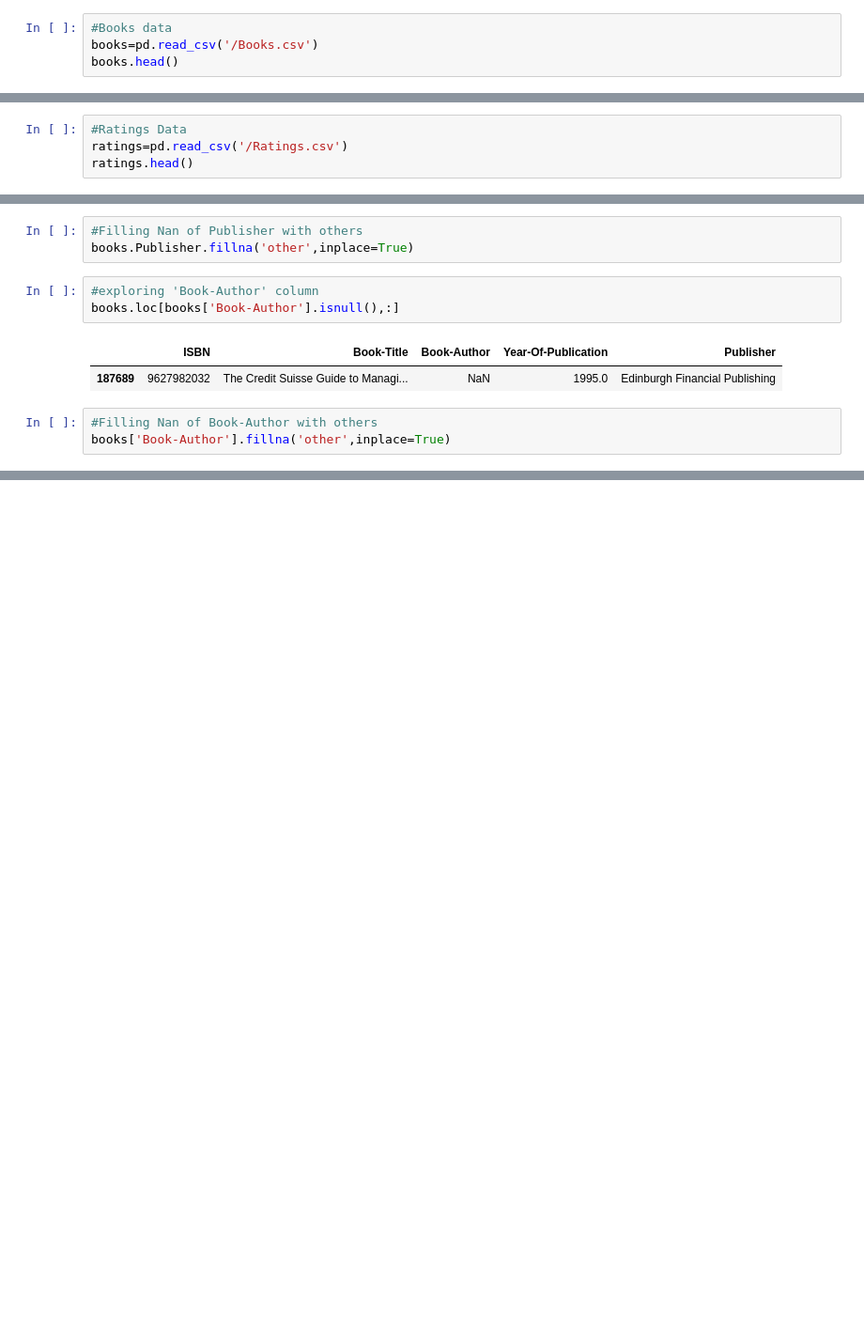
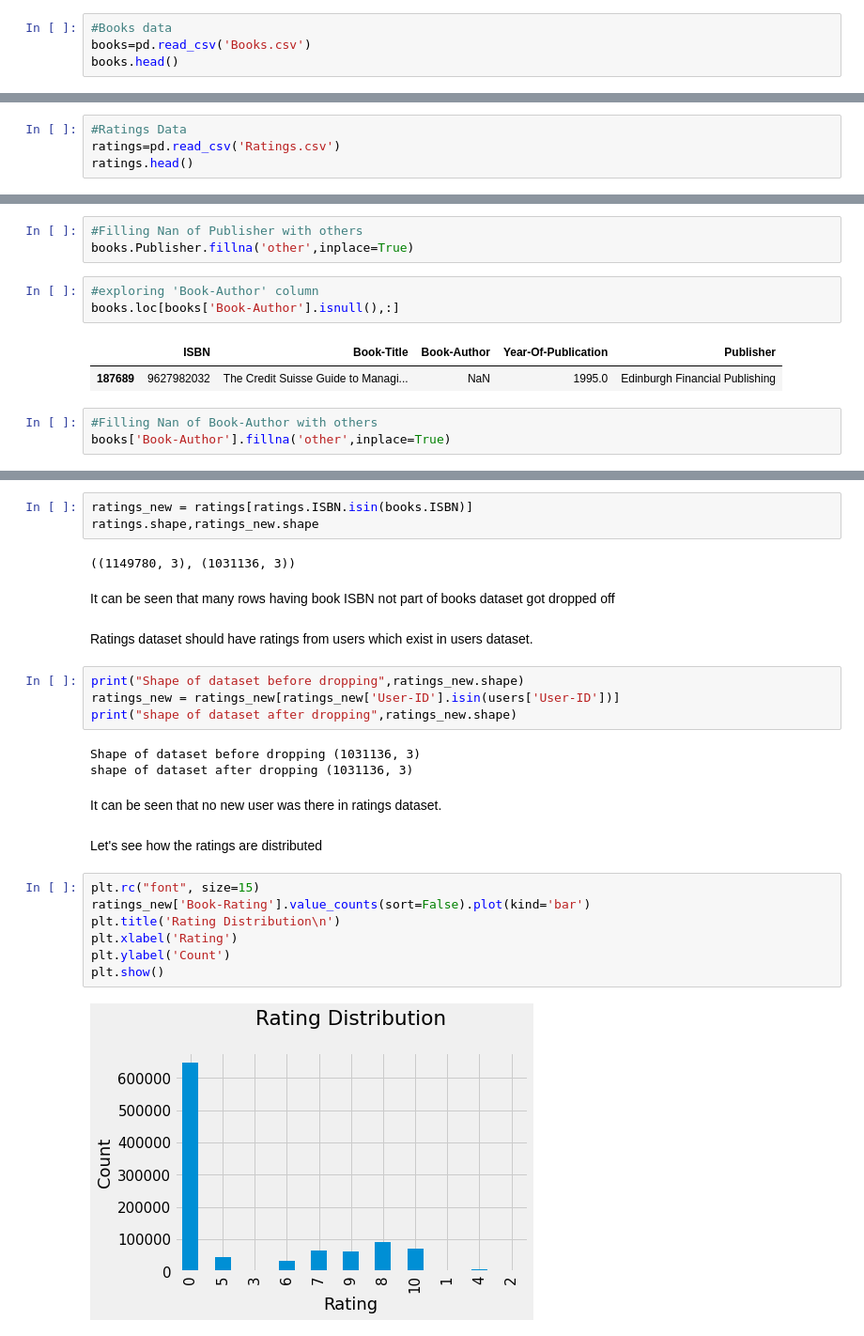
Before and after one commit to deepika1905/Book-Recommender-System, a Jupyter notebook: Deepika_Yadav_Book_Recommender_System_Capstone_Project_IV.ipynb, the cells around one changed output, grey strips where cells are left out. Shown: that part at 94% size. Cells and saved outputs as stored; diff of their text form; blank space fills up the shorter version.

```diff
--- a/Deepika_Yadav_Book_Recommender_System_Capstone_Project_IV.ipynb
+++ b/Deepika_Yadav_Book_Recommender_System_Capstone_Project_IV.ipynb
@@ -60,7 +60,7 @@ users.head()
 | 4 | 5 | farnborough, hants, united kingdom | NaN |
 # %%
 #Books data
-books=pd.read_csv('/Books.csv')
+books=pd.read_csv('Books.csv')
 books.head()
 # %% [output]
 |  | ISBN | Book-Title | Book-Author | Year-Of-Publication | Publisher | Image-URL-S | Image-URL-M | ... |
@@ -71,7 +71,7 @@ books.head()
 | 4 | 0393045218 | The Mummies of Urumchi | E. J. W. Barber | 1999 | W. W. Norton &amp; Company | http://images.amazon.com/images/P... | http://images.amazon.com/images/P... | ... |
 # %%
 #Ratings Data
-ratings=pd.read_csv('/Ratings.csv')
+ratings=pd.read_csv('Ratings.csv')
 ratings.head()
 # %% [output]
 |  | User-ID | ISBN | Book-Rating |
@@ -396,0 +400,29 @@ books['Book-Author'].fillna('other',inplace=True)
+# %%
+ratings_new = ratings[ratings.ISBN.isin(books.ISBN)]
+ratings.shape,ratings_new.shape
+# %% [output]
+((1149780, 3), (1031136, 3))
+# %% [markdown]
+<font color='black'>It can be seen that many rows having book ISBN not part of books dataset got dropped off
+# %% [markdown]
+<font color='black'>Ratings dataset should have ratings from users which exist in users dataset.
+# %%
+print("Shape of dataset before dropping",ratings_new.shape)
+ratings_new = ratings_new[ratings_new['User-ID'].isin(users['User-ID'])]
+print("shape of dataset after dropping",ratings_new.shape)
+# %% [output]
+Shape of dataset before dropping (1031136, 3)
+shape of dataset after dropping (1031136, 3)
+# %% [markdown]
+<font color='black'>It can be seen that no new user was there in ratings dataset.
+# %% [markdown]
+<font color='black'>Let's see how the ratings are distributed
+# %%
+plt.rc("font", size=15)
+ratings_new['Book-Rating'].value_counts(sort=False).plot(kind='bar')
+plt.title('Rating Distribution\n')
+plt.xlabel('Rating')
+plt.ylabel('Count')
+plt.show()
+# %% [output]
+[figure, added]
```
Also changed, not shown: parts of 31 cells of this notebook.
